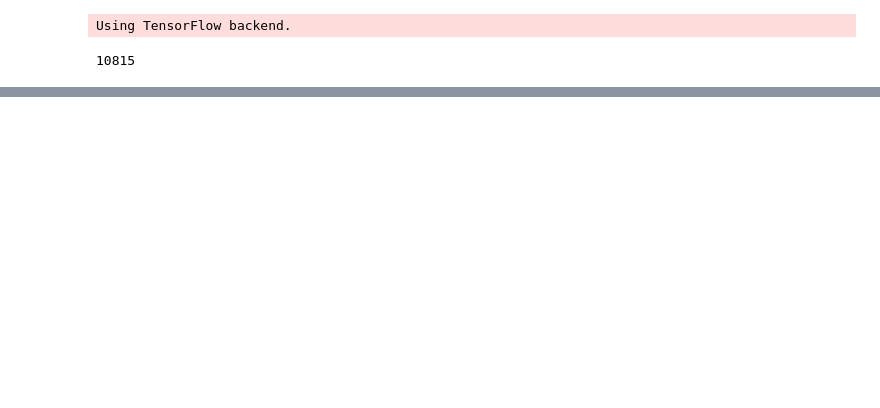
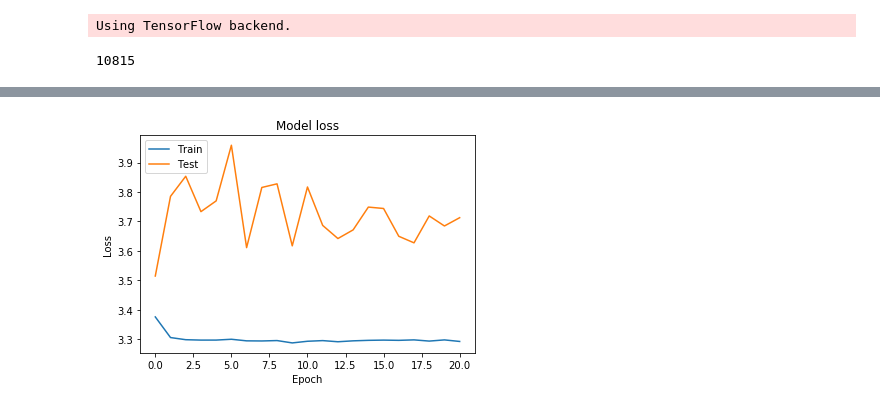
Before and after one commit to toomoo0331/normal-lstm, a Jupyter notebook: src/train/train.ipynb, the cells around one changed output, grey strips where cells are left out. Saved outputs shown, nothing was run; the diff lists cells and outputs as text; code cells hidden in the pictures; blank space fills up the shorter version.

```diff
--- a/src/train/train.ipynb
+++ b/src/train/train.ipynb
@@ -34,3 +29,22 @@ timesteps=10
+# %%
+if basename == 'MAXPOOLING':
+    from max_pooling import base_model, my_generator
+if basename == 'NORMALLSTM':
+    from normal_lstm import base_model, my_generator
+if basename == 'MANY2MANY':
+    from many_2_many import base_model, my_generator
+
+
+#データの場所
+data_folder =config_ini['DEFAULT']['Base_Dir']+"data/"
+#モデルの保存場所
+model_folder=config_ini['DEFAULT']['Base_Dir']+"model/"+config_ini[basename]['BaseName']+"/0/"
+
+camera=int(config_ini['DEFAULT']['Camera'])
+channels=int(config_ini['DEFAULT']['Channnels'])
+img_width=int(config_ini['DEFAULT']['Width'])
+img_height=int(config_ini['DEFAULT']['Height'])
+timesteps=int(config_ini['DEFAULT']['Timesteps'])
 # %%
 train_path = data_folder + "test0/train/"
 label_path = data_folder + "test0/label/"
@@ -77,12 +92,13 @@ val_gen = my_generator.MyGenerator(
                              train_paths[:val_count],
                              label_paths[:val_count],
                              batch_size=5)
+es_cb = keras.callbacks.EarlyStopping(monitor='val_loss', patience=20, verbose=0, mode='auto')
 history = model.fit_generator(
     train_gen,
     steps_per_epoch=train_gen.num_batches_per_epoch,
     validation_data=val_gen,
     validation_steps=val_gen.num_batches_per_epoch,
     epochs=100,
-    class_weight={0:1,1:4},
+    callbacks=[es_cb],
     shuffle=True)
 # %% [output]
@@ -100,18 +121,20 @@ with open(model_folder+'history.json', 'w') as f:
 # %%
 # Plot training & validation accuracy values
-plt.plot(history.history['acc'])
-plt.plot(history.history['val_acc'])
-plt.title('Model accuracy')
-plt.ylabel('Accuracy')
-plt.xlabel('Epoch')
-plt.legend(['Train', 'Test'], loc='upper left')
-plt.show()
+# plt.plot(history.history['acc'])
+# plt.plot(history.history['val_acc'])
+# plt.title('Model accuracy')
+# plt.ylabel('Accuracy')
+# plt.xlabel('Epoch')
+# plt.legend(['Train', 'Test'], loc='upper left')
+# plt.show()
 
 # Plot training & validation loss values
 plt.plot(history.history['loss'])
 plt.plot(history.history['val_loss'])
 plt.title('Model loss')
 plt.ylabel('Loss')
 plt.xlabel('Epoch')
 plt.legend(['Train', 'Test'], loc='upper left')
 plt.show()
+# %% [output]
+[figure, added]
```
Also changed, not shown: parts of 8 cells of this notebook, 10 other files.
